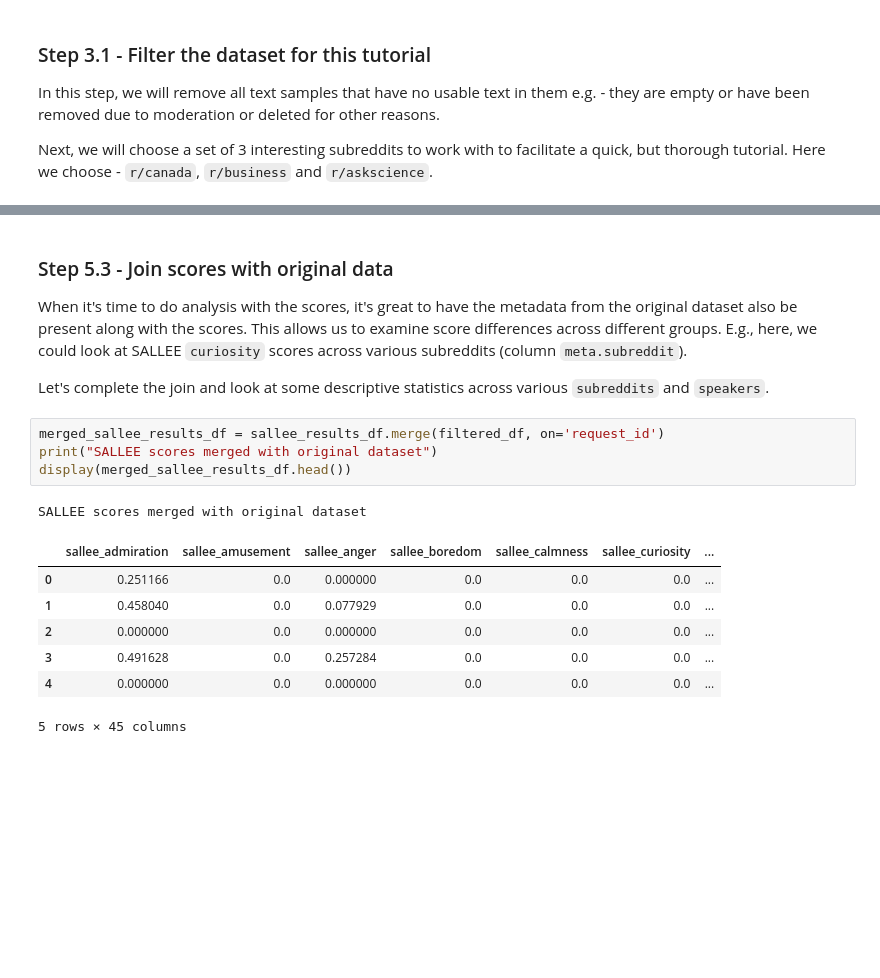
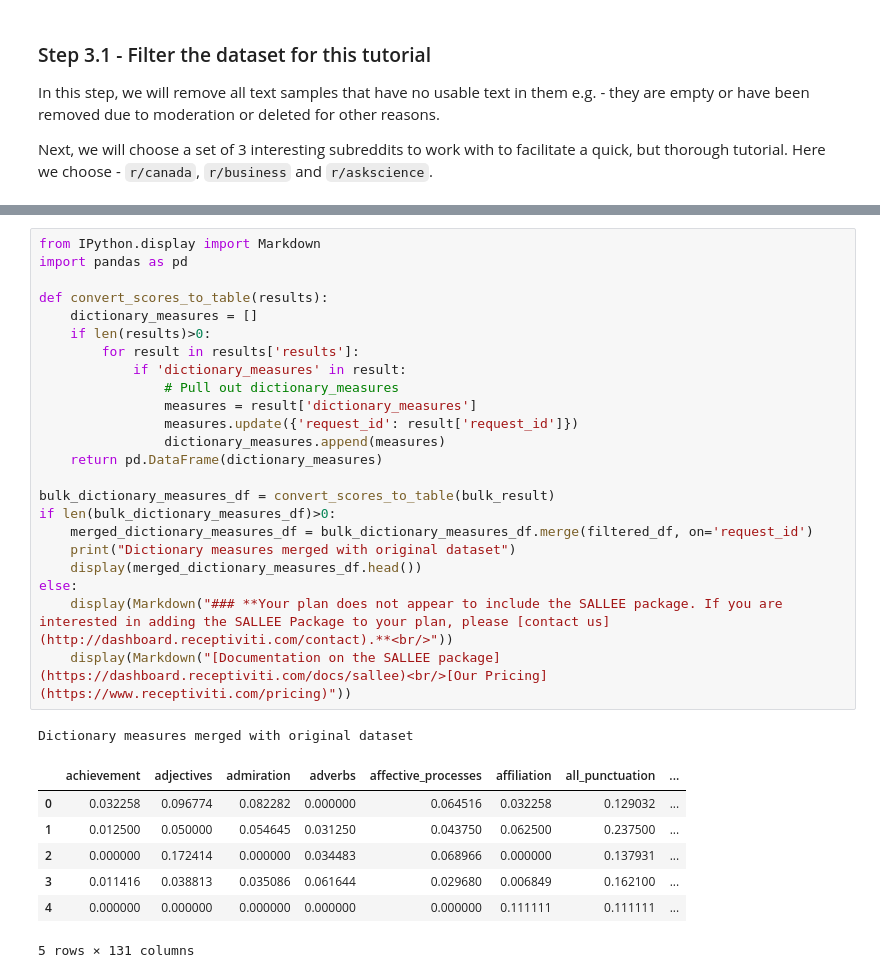
Before and after one commit to Receptiviti/api_tutorials_demos, a Jupyter notebook: tutorials/python/Getting Started with SALLEE.ipynb, the cells around one changed output, grey strips where cells are left out. Saved outputs shown, nothing was run; the diff lists cells and outputs as text; blank space fills up the shorter version.

```diff
--- a/tutorials/python/Getting Started with SALLEE.ipynb
+++ b/tutorials/python/Getting Started with SALLEE.ipynb
@@ -233,21 +184,34 @@ Completed 25/25
-# %% [markdown]
-### Step 5.3 - Join scores with original data
-
-When it's time to do analysis with the scores, it's great to have the metadata from the original dataset also be present along with the scores. This allows us to examine score differences across different groups. E.g., here, we could look at SALLEE `curiosity` scores across various subreddits (column `meta.subreddit`).
-
-Let's complete the join and look at some descriptive statistics across various `subreddits` and `speakers`.
-# %%
-merged_sallee_results_df = sallee_results_df.merge(filtered_df, on='request_id')
-print("SALLEE scores merged with original dataset")
-display(merged_sallee_results_df.head())
-# %% [output]
-SALLEE scores merged with original dataset
-|  | sallee_admiration | sallee_amusement | sallee_anger | sallee_boredom | sallee_calmness | sallee_curiosity | ... |
-| 0 | 0.251166 | 0.0 | 0.000000 | 0.0 | 0.0 | 0.0 | ... |
-| 1 | 0.458040 | 0.0 | 0.077929 | 0.0 | 0.0 | 0.0 | ... |
-| 2 | 0.000000 | 0.0 | 0.000000 | 0.0 | 0.0 | 0.0 | ... |
-| 3 | 0.491628 | 0.0 | 0.257284 | 0.0 | 0.0 | 0.0 | ... |
-| 4 | 0.000000 | 0.0 | 0.000000 | 0.0 | 0.0 | 0.0 | ... |
-5 rows × 45 columns
+# %%
+from IPython.display import Markdown
+import pandas as pd
+
+def convert_scores_to_table(results):
+    dictionary_measures = []
+    if len(results)>0:
+        for result in results['results']:
+            if 'dictionary_measures' in result:
+                # Pull out dictionary_measures
+                measures = result['dictionary_measures']
+                measures.update({'request_id': result['request_id']})
+                dictionary_measures.append(measures)
+    return pd.DataFrame(dictionary_measures)
+
+bulk_dictionary_measures_df = convert_scores_to_table(bulk_result)
+if len(bulk_dictionary_measures_df)>0:
+    merged_dictionary_measures_df = bulk_dictionary_measures_df.merge(filtered_df, on='request_id')
+    print("Dictionary measures merged with original dataset")
+    display(merged_dictionary_measures_df.head())
+else:
+    display(Markdown("### **Your plan does not appear to include the SALLEE package. If you are interested in adding the SALLEE Package to your plan, please [contact us](http://dashboard.receptiviti.com/contact).**<br/>"))
+    display(Markdown("[Documentation on the SALLEE package](https://dashboard.receptiviti.com/docs/sallee)<br/>[Our Pricing](https://www.receptiviti.com/pricing)"))
+# %% [output]
+Dictionary measures merged with original dataset
+|  | achievement | adjectives | admiration | adverbs | affective_processes | affiliation | all_punctuation | ... |
+| 0 | 0.032258 | 0.096774 | 0.082282 | 0.000000 | 0.064516 | 0.032258 | 0.129032 | ... |
+| 1 | 0.012500 | 0.050000 | 0.054645 | 0.031250 | 0.043750 | 0.062500 | 0.237500 | ... |
+| 2 | 0.000000 | 0.172414 | 0.000000 | 0.034483 | 0.068966 | 0.000000 | 0.137931 | ... |
+| 3 | 0.011416 | 0.038813 | 0.035086 | 0.061644 | 0.029680 | 0.006849 | 0.162100 | ... |
+| 4 | 0.000000 | 0.000000 | 0.000000 | 0.000000 | 0.000000 | 0.111111 | 0.111111 | ... |
+5 rows × 131 columns
 # %% [markdown]
 ## Step 6 - Examine SALLEE scores by subreddit
```
Also changed, not shown: parts of 15 cells of this notebook, 1 other file.
